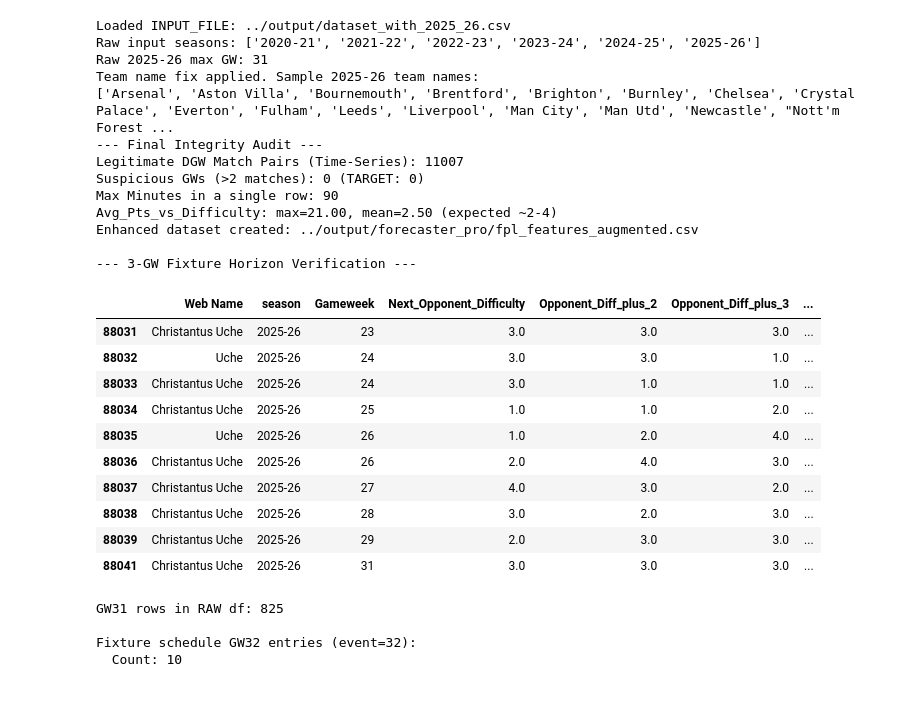
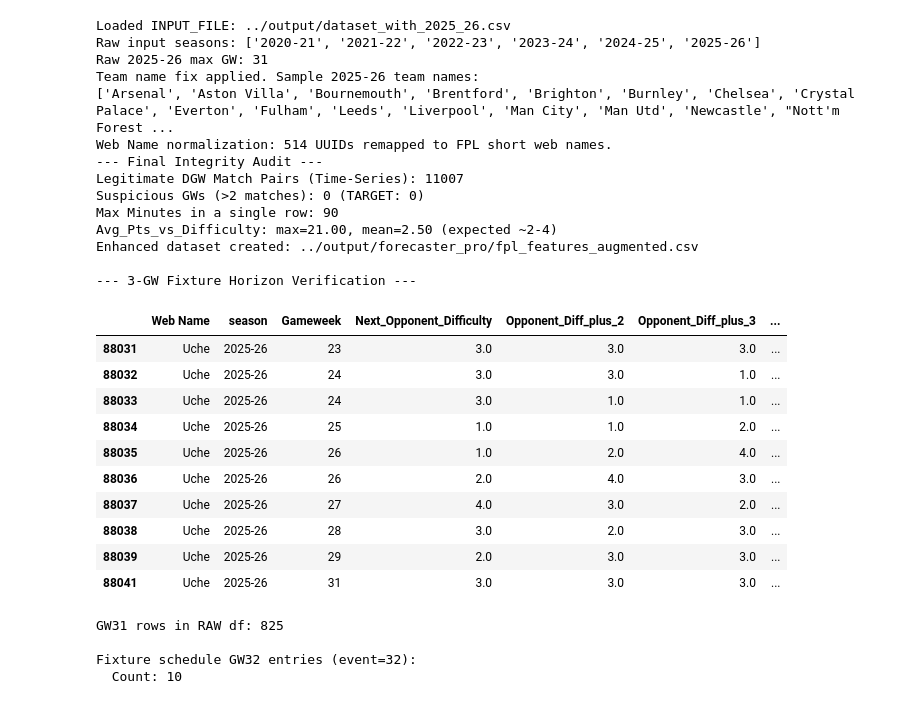
Before and after one commit to sophiedelrey/fpl_pipeline, a Jupyter notebook: models/forecaster_pro.ipynb, the cells around one changed output. Drawn from its saved outputs; the diff is of its cells as text; code cells hidden in the pictures.

```diff
--- a/models/forecaster_pro.ipynb
+++ b/models/forecaster_pro.ipynb
@@ -43,7 +43,7 @@ def load_season_fixtures(season='2025-26'):
 def fill_next_fixture_from_schedule(df, fixture_schedule):
     """Fill missing next-match fixture difficulty from the upcoming schedule."""
 
-    # ── NORMALISE team names so CSV names match fixture CSV names ──────────
+    # â”€â”€ NORMALISE team names so CSV names match fixture CSV names â”€â”€â”€â”€â”€â”€â”€â”€â”€â”€
     # Build a mapping from the actual team names found in df to fixture names
     _name_fixes = {
         "Nottingham Forest":    "Nott'm Forest",
@@ -68,7 +68,7 @@ def fill_next_fixture_from_schedule(df, fixture_schedule):
     # Apply normalisation to the df player team names too
     df = df.copy()
     df['Player Team Name'] = df['Player Team Name'].replace(_name_fixes)
-    # ── END NORMALISATION ──────────────────────────────────────────────────
+    # â”€â”€ END NORMALISATION â”€â”€â”€â”€â”€â”€â”€â”€â”€â”€â”€â”€â”€â”€â”€â”€â”€â”€â”€â”€â”€â”€â”€â”€â”€â”€â”€â”€â”€â”€â”€â”€â”€â”€â”€â”€â”€â”€â”€â”€â”€â”€â”€â”€â”€â”€â”€â”€â”€â”€
 
     schedule = pd.concat([
         fix_sched.rename(
@@ -162,7 +162,7 @@ def enrich_features_v2(df, fixture_schedule=None):
         .fillna(3)
     )
 
-    # Total 3-GW Fixture Difficulty Index (range: 3–15, lower = easier)
+    # Total 3-GW Fixture Difficulty Index (range: 3â€“15, lower = easier)
     df['FDI_3GW'] = (
         df['Next_Opponent_Difficulty'].fillna(3) +
         df['Opponent_Diff_plus_2'] +
@@ -207,7 +207,7 @@ def enrich_features_v2(df, fixture_schedule=None):
 
     # --- STEP 7: AVG POINTS VS DIFFICULTY (Historical Performance by Fixture Type) ---
     # For each player, calculate their average points scored against each
-    # difficulty level (1–5) using only PAST data (fully lagged via shift(1)).
+    # difficulty level (1â€“5) using only PAST data (fully lagged via shift(1)).
     # This captures whether a player consistently performs vs easy/hard opponents.
     # Zero data leakage: we use the shifted cumulative mean, not the current match.
 
@@ -239,8 +239,8 @@ def enrich_features_v2(df, fixture_schedule=None):
 
 fixture_schedule = load_season_fixtures('2025-26')
 
-# ── FIX: Player Team Name contains numeric IDs for 2025-26 ──────────────────
-# Build team_id → team_name map from the teams CSV
+# â”€â”€ FIX: Player Team Name contains numeric IDs for 2025-26 â”€â”€â”€â”€â”€â”€â”€â”€â”€â”€â”€â”€â”€â”€â”€â”€â”€â”€
+# Build team_id â†’ team_name map from the teams CSV
 _teams_lookup = pd.read_csv('../data/2025-26/teams.csv')[['id', 'name']]
 _id_to_name   = _teams_lookup.set_index('id')['name'].to_dict()
 
@@ -255,44 +255,63 @@ df['Player Team Name'] = df['Player Team Name'].apply(_fix_team_name)
 
 print("Team name fix applied. Sample 2025-26 team names:")
 print(sorted(df[df['season'] == '2025-26']['Player Team Name'].dropna().astype(str).unique()))
-# ────────────────────────────────────────────────────────────────────────────
+# â”€â”€â”€â”€â”€â”€â”€â”€â”€â”€â”€â”€â”€â”€â”€â”€â”€â”€â”€â”€â”€â”€â”€â”€â”€â”€â”€â”€â”€â”€â”€â”€â”€â”€â”€â”€â”€â”€â”€â”€â”€â”€â”€â”€â”€â”€â”€â”€â”€â”€â”€â”€â”€â”€â”€â”€â”€â”€â”€â”€â”€â”€â”€â”€â”€â”€â”€â”€â”€â”€â”€â”€â”€â”€â”€â”€
+
+# ── FIX: Normalize 2025-26 Web Names to use FPL short web names ──────────────
+# Some 2025-26 rows use the full player name as Web Name (e.g. 'Aaron Hickey')
+# instead of the correct FPL short web name (e.g. 'Hickey').
+# For each UUID, if any row has a proper FPL web name (Web Name != Player Name),
+# remap ALL rows for that UUID in 2025-26 to use that FPL web name.
+_26_mask = df['season'] == '2025-26'
+_fpl_webname_map = (
+    df[_26_mask & (df['Web Name'] != df['Player Name'])]
+    .groupby('Player UUID')['Web Name']
+    .first()
+)
+df.loc[_26_mask, 'Web Name'] = (
+    df.loc[_26_mask, 'Player UUID']
+    .map(_fpl_webname_map)
+    .fillna(df.loc[_26_mask, 'Web Name'])
+)
+print(f'Web Name normalization: {len(_fpl_webname_map)} UUIDs remapped to FPL short web names.')
 
 df_augmented = enrich_features_v2(df, fixture_schedule=fixture_schedule)
 df_augmented.to_csv(ENHANCED_FEATURES_OUT, index=False, encoding='utf-8-sig')
 
 print(f"Enhanced dataset created: {ENHANCED_FEATURES_OUT}")
 
 # Display the new 3-GW Fixture features for verification
 print("\n--- 3-GW Fixture Horizon Verification ---")
 display(df_augmented[[
     'Web Name', 'season', 'Gameweek',
     'Next_Opponent_Difficulty', 'Opponent_Diff_plus_2', 'Opponent_Diff_plus_3', 'FDI_3GW'
 ]].tail(10))
 # %% [output]
 Loaded INPUT_FILE: ../output/dataset_with_2025_26.csv
 Raw input seasons: ['2020-21', '2021-22', '2022-23', '2023-24', '2024-25', '2025-26']
 Raw 2025-26 max GW: 31
 Team name fix applied. Sample 2025-26 team names:
 ['Arsenal', 'Aston Villa', 'Bournemouth', 'Brentford', 'Brighton', 'Burnley', 'Chelsea', 'Crystal Palace', 'Everton', 'Fulham', 'Leeds', 'Liverpool', 'Man City', 'Man Utd', 'Newcastle', "Nott'm Forest ...
+Web Name normalization: 514 UUIDs remapped to FPL short web names.
 --- Final Integrity Audit ---
 Legitimate DGW Match Pairs (Time-Series): 11007
 Suspicious GWs (>2 matches): 0 (TARGET: 0)
 Max Minutes in a single row: 90
 Avg_Pts_vs_Difficulty: max=21.00, mean=2.50 (expected ~2-4)
 Enhanced dataset created: ../output/forecaster_pro/fpl_features_augmented.csv
 
 --- 3-GW Fixture Horizon Verification ---
 |  | Web Name | season | Gameweek | Next_Opponent_Difficulty | Opponent_Diff_plus_2 | Opponent_Diff_plus_3 | ... |
-| 88031 | Christantus Uche | 2025-26 | 23 | 3.0 | 3.0 | 3.0 | ... |
+| 88031 | Uche | 2025-26 | 23 | 3.0 | 3.0 | 3.0 | ... |
 | 88032 | Uche | 2025-26 | 24 | 3.0 | 3.0 | 1.0 | ... |
-| 88033 | Christantus Uche | 2025-26 | 24 | 3.0 | 1.0 | 1.0 | ... |
-| 88034 | Christantus Uche | 2025-26 | 25 | 1.0 | 1.0 | 2.0 | ... |
+| 88033 | Uche | 2025-26 | 24 | 3.0 | 1.0 | 1.0 | ... |
+| 88034 | Uche | 2025-26 | 25 | 1.0 | 1.0 | 2.0 | ... |
 | 88035 | Uche | 2025-26 | 26 | 1.0 | 2.0 | 4.0 | ... |
-| 88036 | Christantus Uche | 2025-26 | 26 | 2.0 | 4.0 | 3.0 | ... |
-| 88037 | Christantus Uche | 2025-26 | 27 | 4.0 | 3.0 | 2.0 | ... |
-| 88038 | Christantus Uche | 2025-26 | 28 | 3.0 | 2.0 | 3.0 | ... |
-| 88039 | Christantus Uche | 2025-26 | 29 | 2.0 | 3.0 | 3.0 | ... |
-| 88041 | Christantus Uche | 2025-26 | 31 | 3.0 | 3.0 | 3.0 | ... |
+| 88036 | Uche | 2025-26 | 26 | 2.0 | 4.0 | 3.0 | ... |
+| 88037 | Uche | 2025-26 | 27 | 4.0 | 3.0 | 2.0 | ... |
+| 88038 | Uche | 2025-26 | 28 | 3.0 | 2.0 | 3.0 | ... |
+| 88039 | Uche | 2025-26 | 29 | 2.0 | 3.0 | 3.0 | ... |
+| 88041 | Uche | 2025-26 | 31 | 3.0 | 3.0 | 3.0 | ... |
 # %%
 # %% [Cell: GW31 Drop Diagnosis]
 gw31_raw = df[(df['season'] == '2025-26') & (df['Gameweek'] == 31)]
```
Also changed, not shown: parts of 46 cells of this notebook, 1 other file.
